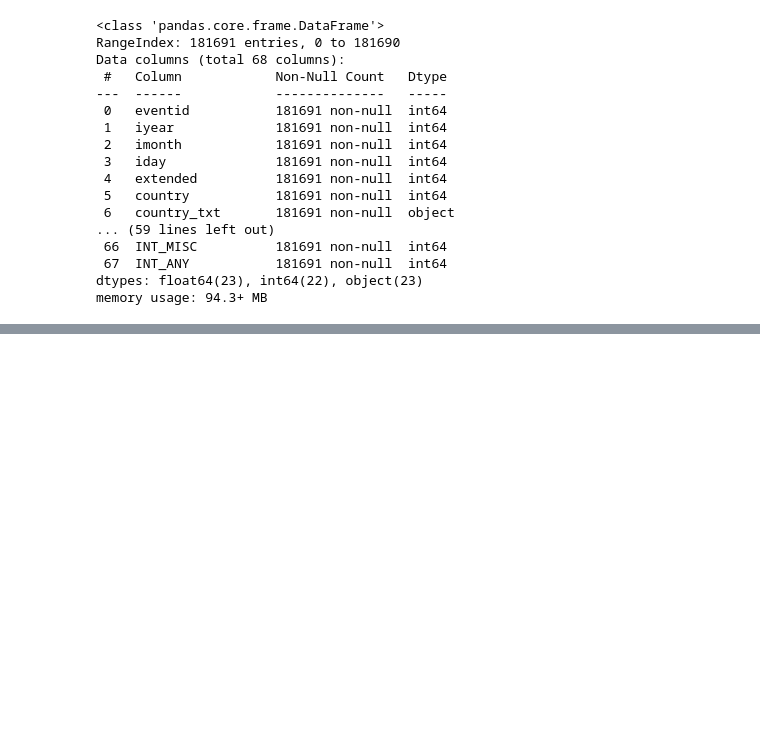
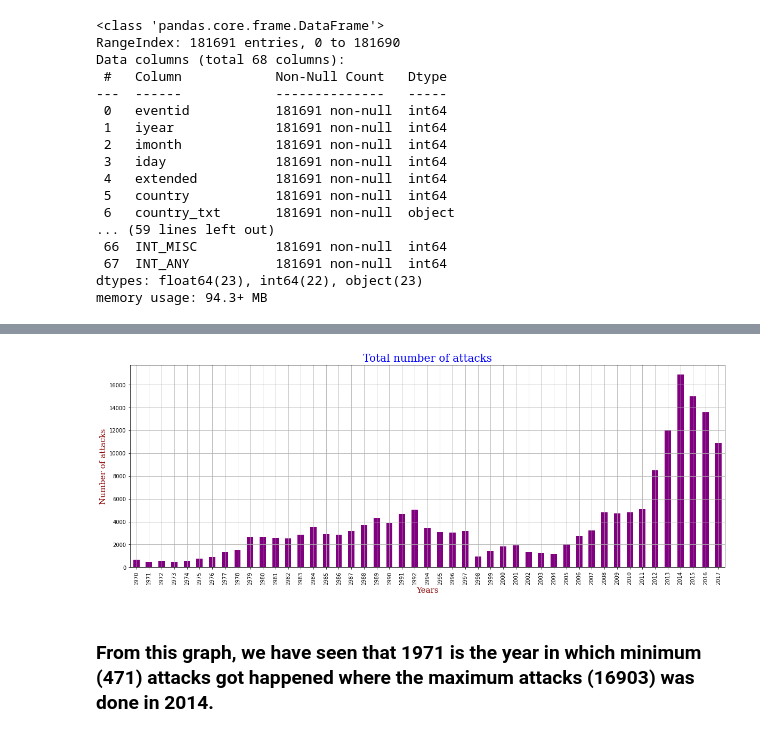
Before and after one commit to Gauravgade3/Global-Terrorism-Analysis, a Jupyter notebook: Global_Terrorism_Analysis_Capstone_Project.ipynb, the cells around one changed output, grey strips where cells are left out. Drawn from its saved outputs; the diff is of its cells as text; code cells hidden in the pictures; blank space fills up the shorter version.

```diff
--- a/Global_Terrorism_Analysis_Capstone_Project.ipynb
+++ b/Global_Terrorism_Analysis_Capstone_Project.ipynb
@@ -300,0 +303,4 @@ df1["ransom"].fillna(df["ransom"].mode(),inplace = True)
+# %%
+# Number of attacks in different years
+number_attacks=df1['iyear'].value_counts().sort_index()
+number_attacks
@@ -300,0 +325,14 @@ df1["ransom"].fillna(df["ransom"].mode(),inplace = True)
+# %%
+# Plotting total number of attacks through each year
+number_attacks.plot(kind='bar',color='purple')
+plt.rcParams['figure.figsize']=(20,7)
+font1 = {'family':'serif','color':'blue','size':20}
+font2 = {'family':'serif','color':'darkred','size':15}
+plt.title('Total number of attacks',fontdict=font1)
+plt.xlabel('Years',fontdict=font2)
+plt.ylabel('Number of attacks',fontdict=font2)
+plt.grid()
+# %% [output]
+[figure, added]
+# %% [markdown]
+### **From this graph, we have seen that 1971 is the year in which minimum (471) attacks got happened where the maximum attacks (16903) was done in 2014.**
```
Also changed, not shown: parts of 11 cells of this notebook.
